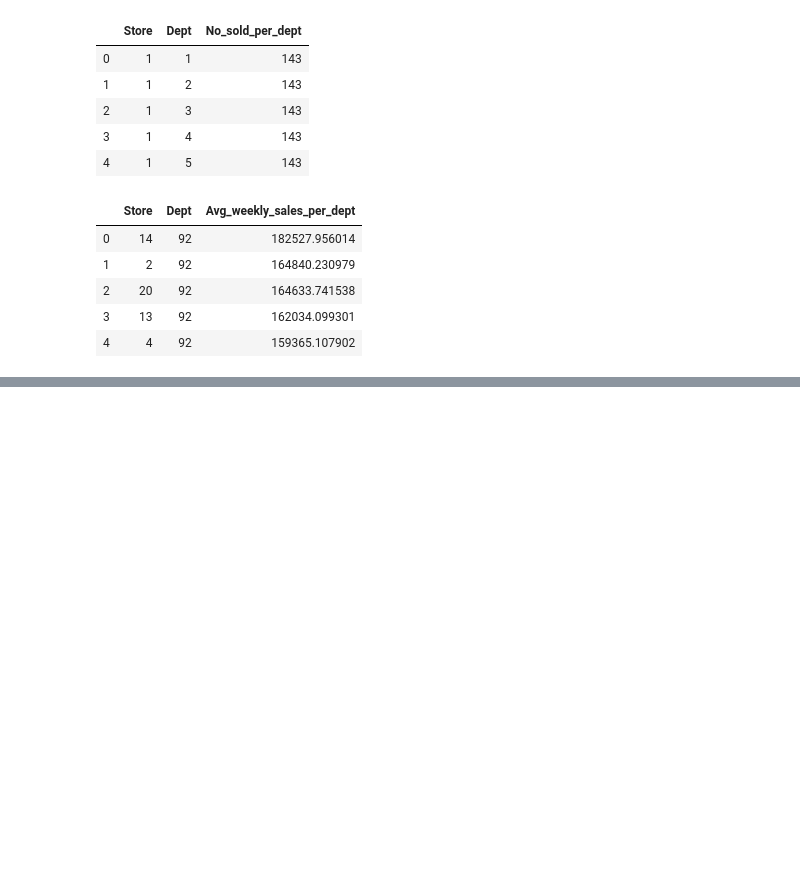
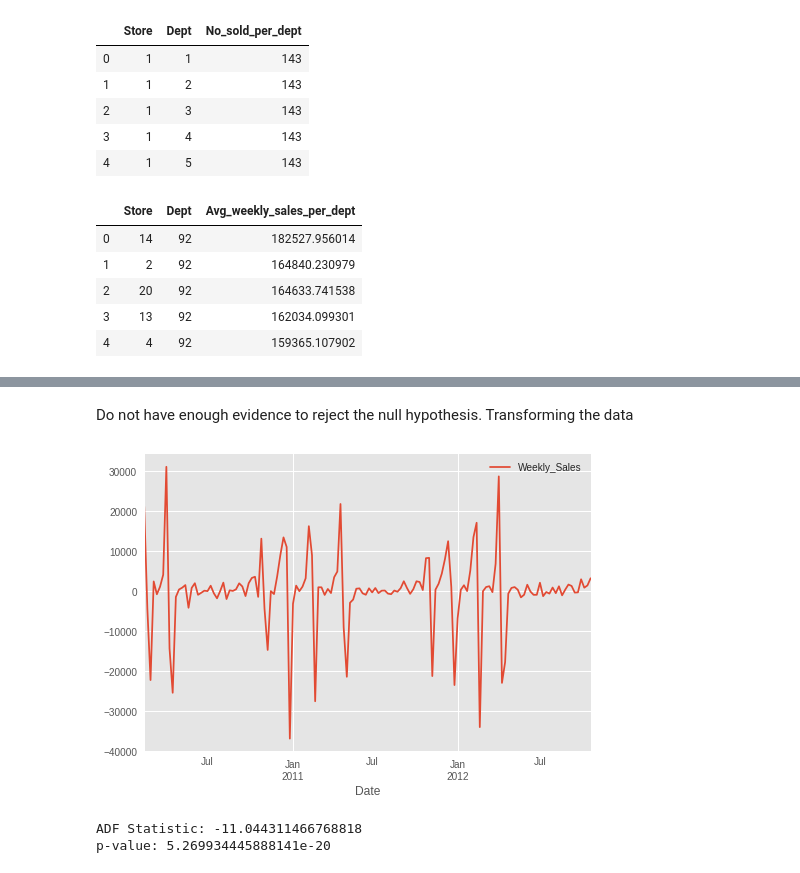
Before and after one commit to sagnikrana/Sales-Forecasting, a Jupyter notebook: Sales Forecasting.ipynb, the cells around one changed output, grey strips where cells are left out. Drawn from its saved outputs; the diff is of its cells as text; code cells hidden in the pictures; blank space fills up the shorter version.

```diff
--- a/Sales Forecasting.ipynb
+++ b/Sales Forecasting.ipynb
@@ -134,0 +168,21 @@ dept_avg_weekly_sale_per_dept.plot()
+# %% [markdown]
+Do not have enough evidence to reject the null hypothesis. Transforming the data
+# %%
+# Calculate the first difference of the time series
+sales_store1_dept1_stat = sales_store1_dept1.diff().dropna()
+
+# Run ADF test on the differenced time series
+result = adfuller(sales_store1_dept1_stat['Weekly_Sales'])
+
+# Plot the differenced time series
+fig, ax = plt.subplots()
+sales_store1_dept1_stat.plot(ax=ax)
+plt.show()
+
+# Print the test statistic and the p-value
+print('ADF Statistic:', result[0])
+print('p-value:', result[1])
+# %% [output]
+[figure, added]
+ADF Statistic: -11.044311466768818
+p-value: 5.269934445888141e-20
```
Also changed, not shown: parts of 14 cells of this notebook.
